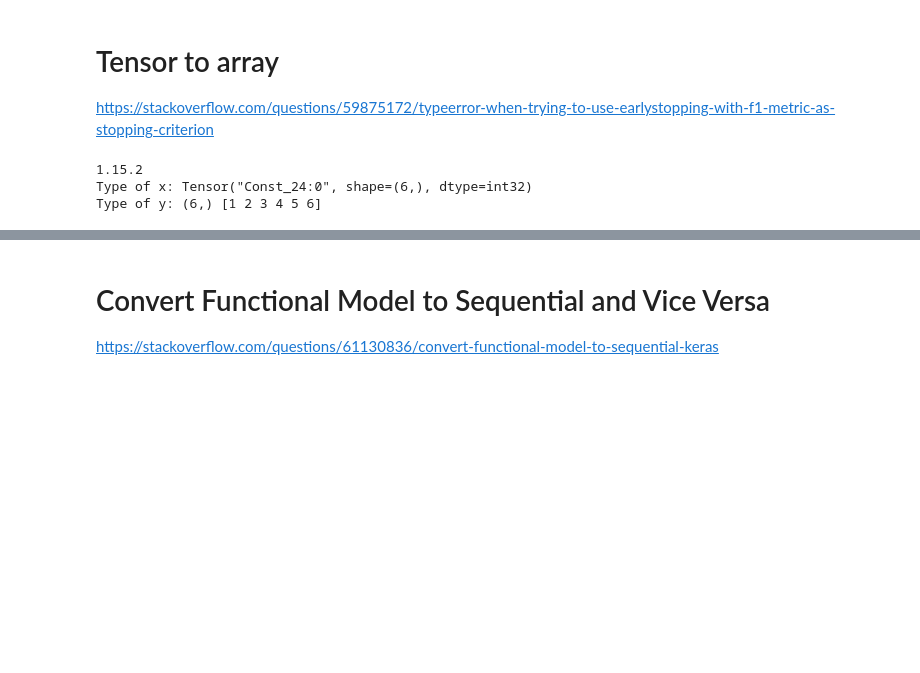
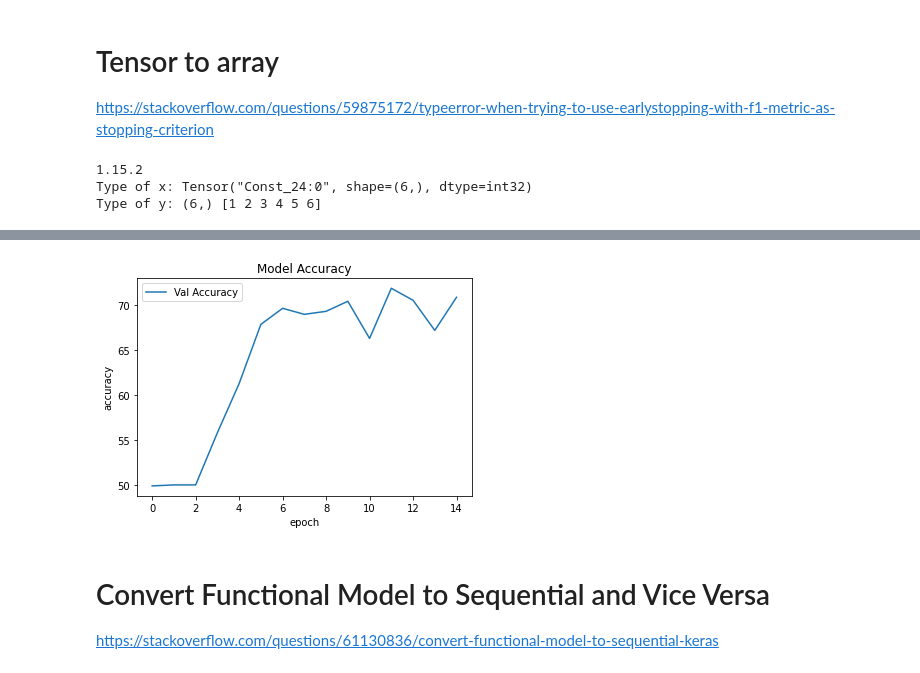
Before and after one commit to rohitfattepur/Tensorflow, a Jupyter notebook: SO_Home.ipynb, the cells around one changed output, grey strips where cells are left out. Cells and saved outputs as stored; diff of their text form; code cells hidden in the pictures; blank space fills up the shorter version.

```diff
--- a/SO_Home.ipynb
+++ b/SO_Home.ipynb
@@ -2849,3 +2865,13 @@ Epoch 15/15
+# %%
+val_accuracy = [i * 100 for i in history.history['val_accuracy']]
+plt.plot(val_accuracy)
+plt.title('Model Accuracy')
+plt.ylabel('accuracy')
+plt.xlabel('epoch')
+plt.legend(['Val Accuracy'], loc='upper left')
+plt.show()
+# %% [output]
+[figure, added]
 # %% [markdown]
 # Convert Functional Model to Sequential and Vice Versa
 https://stackoverflow.com/questions/61130836/convert-functional-model-to-sequential-keras
```
Also changed, not shown: parts of 12 cells of this notebook.
